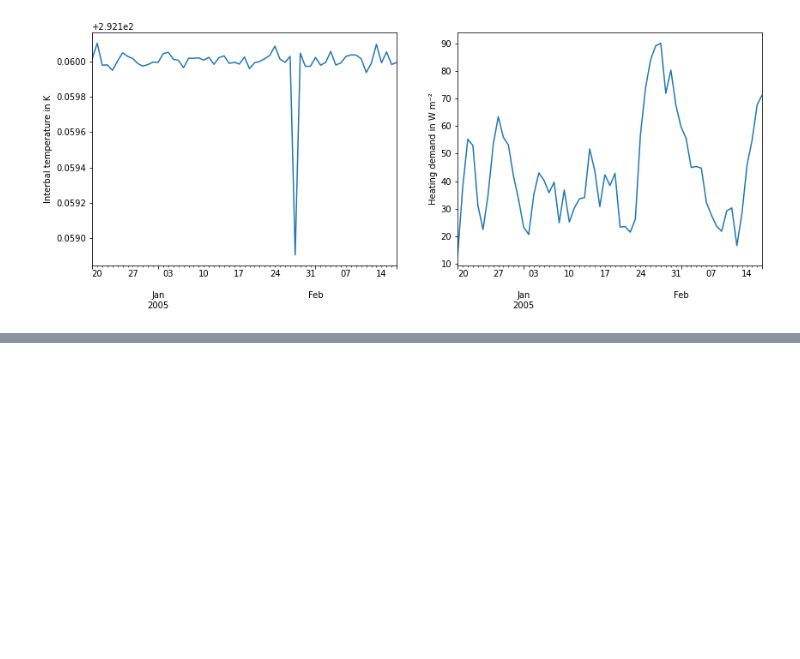
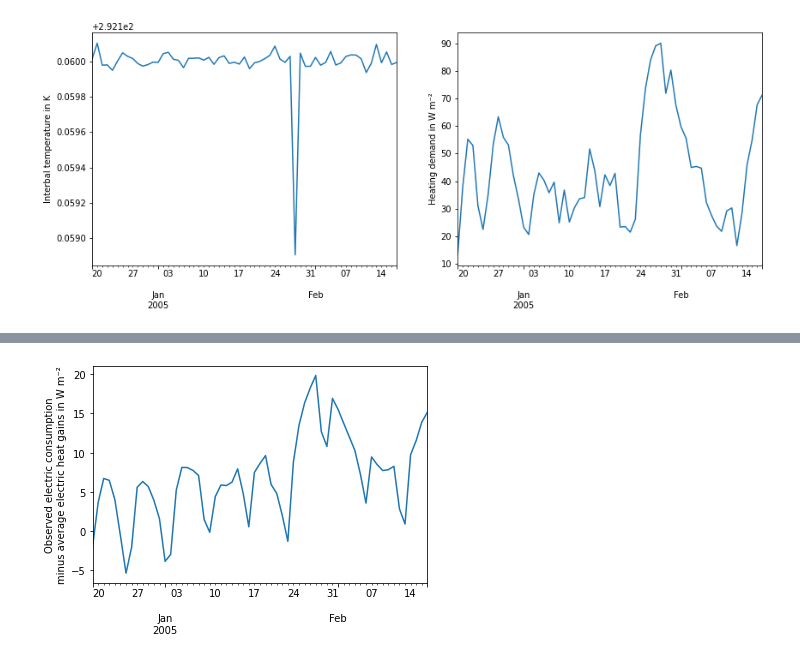
Before and after one commit to TEB-model/teb, a Jupyter notebook: examples/BUENO_2012/compare-bueno-2012.ipynb, the cells around one changed output, grey strips where cells are left out. Saved outputs shown, nothing was run; the diff lists cells and outputs as text; code cells hidden in the pictures; blank space fills up the shorter version.

```diff
--- a/examples/BUENO_2012/compare-bueno-2012.ipynb
+++ b/examples/BUENO_2012/compare-bueno-2012.ipynb
@@ -123,0 +128,5 @@ MBE: -2.4 W m⁻² (urb) vs -6.0 W m⁻² (urb) in https://gmd.copernicus.org/ar
+# %%
+(df_obs['electric_consumption'] - heat_gains_electric).plot()
+plt.ylabel("Observed electric consumption\nminus average electric heat gains in W m⁻²");
+# %% [output]
+[figure, added]
```
Also changed, not shown: parts of 10 cells of this notebook, 1 other file.
